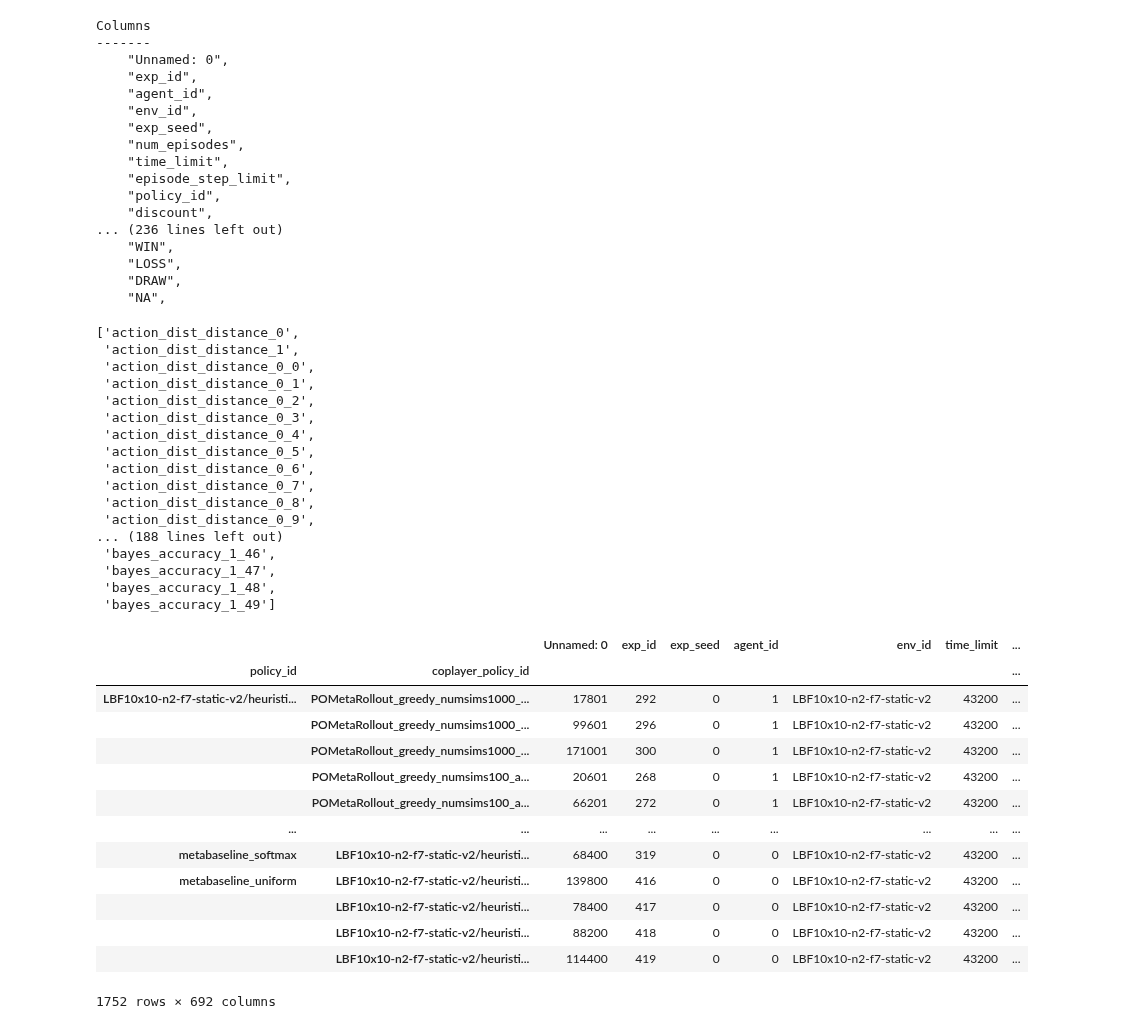
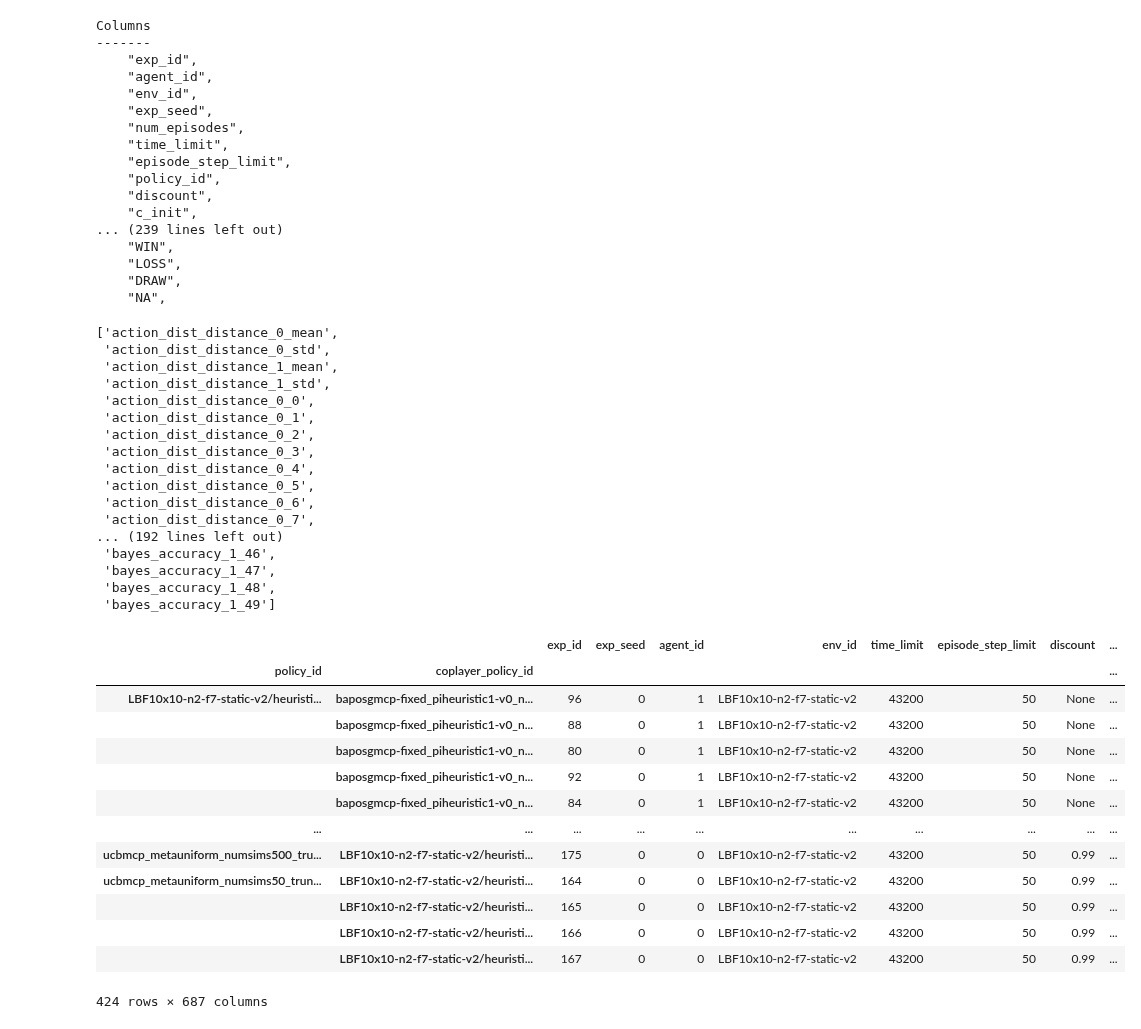
Before and after one commit to Jjschwartz/potmmcp, a Jupyter notebook: experiments/episode_results_compiling.ipynb, the cells around one changed output. Saved outputs shown, nothing was run; the diff lists cells and outputs as text; code cells hidden in the pictures.

Commit message:
updated results aggregation scripts

```diff
--- a/experiments/episode_results_compiling.ipynb
+++ b/experiments/episode_results_compiling.ipynb
@@ -7,7 +7,7 @@ import pandas as pd
 
 import baposgmcp.plot as plot_utils
 
-results_dir = "/home/jonathon/baposgmcp_results/LBF10x10-n2-f7-static-v2/heuristic_exp_v2_small"
+results_dir = "/home/jonathon/baposgmcp_results/LBF10x10-n2-f7-static-v2/"
 # input file
 results_file_name = "compiled_episode_results.csv"
 results_file_path = osp.join(results_dir, results_file_name)
@@ -53,7 +53,6 @@ for c in ep_df.columns:
 # %% [output]
 Columns
 -------
-    "Unnamed: 0",
     "exp_id",
     "agent_id",
     "env_id",
@@ -63,7 +62,8 @@ Columns
     "episode_step_limit",
     "policy_id",
     "discount",
-... (236 lines left out)
+    "c_init",
+... (239 lines left out)
     "WIN",
     "LOSS",
     "DRAW",
@@ -81,14 +81,15 @@ constants = [
     "action_selection",
     "dirichlet_alpha",
     "root_exploration_fraction",
+    'reinvigorator',
     "known_bounds",
     "extra_particles_prop",
     "step_limit",
     "epsilon",
-    "belief_size",
-    "other_policy_dist",
     "meta_policy_dict",
     "num_sims",
+    "num_episodes",
+    "policy_prior_map",
     "fixed_policy_id"
 ]
 replaced = [
@@ -103,13 +104,10 @@ replaced = [
 ]
 # take first value in grouped df
 first_keys = [
-    "Unnamed: 0",
     "exp_id",
     "exp_seed",
 ]
 
-# add to constant agg keys
-constants.append("num_episodes")
 # add outcomes to sum keys
 sum_keys = outcome_col_names
 
@@ -133,8 +131,10 @@ assigned_keys = set(group_keys + constants + replaced + first_keys + sum_keys +
 belief_stat_keys = [c for c in ep_df if c not in assigned_keys]
 belief_stat_keys
 # %% [output]
-['action_dist_distance_0',
- 'action_dist_distance_1',
+['action_dist_distance_0_mean',
+ 'action_dist_distance_0_std',
+ 'action_dist_distance_1_mean',
+ 'action_dist_distance_1_std',
  'action_dist_distance_0_0',
  'action_dist_distance_0_1',
  'action_dist_distance_0_2',
@@ -143,9 +143,7 @@ belief_stat_keys
  'action_dist_distance_0_5',
  'action_dist_distance_0_6',
  'action_dist_distance_0_7',
- 'action_dist_distance_0_8',
- 'action_dist_distance_0_9',
-... (188 lines left out)
+... (192 lines left out)
  'bayes_accuracy_1_46',
  'bayes_accuracy_1_47',
  'bayes_accuracy_1_48',
@@ -153,47 +151,52 @@ belief_stat_keys
 # %%
 # group by and then aggregate
 gb = ep_df.groupby(group_keys)
 
 agg_dict = {}
 for k in first_keys:
     agg_dict[k] = pd.NamedAgg(column=k, aggfunc="min")
 
 for k in constants:
     agg_dict[k] = pd.NamedAgg(column=k, aggfunc="first")
 
 for k in sum_keys:
     agg_dict[f"num_{k}"] = pd.NamedAgg(column=k, aggfunc="sum")
 
 for k in mean_keys:
     agg_dict[f"{k}_mean"] = pd.NamedAgg(column=k, aggfunc="mean")
     agg_dict[f"{k}_std"] = pd.NamedAgg(column=k, aggfunc="std")
     agg_dict[f"{k}_min"] = pd.NamedAgg(column=k, aggfunc="min")
     agg_dict[f"{k}_max"] = pd.NamedAgg(column=k, aggfunc="max")
 
 for k in belief_stat_keys:
-    agg_dict[f"{k}_mean"] = pd.NamedAgg(column=k, aggfunc="mean")
-    agg_dict[f"{k}_std"] = pd.NamedAgg(column=k, aggfunc="std")
-    # get count of non nan values since this varies for belief stats based on step number
-    agg_dict[f"{k}_n"] = pd.NamedAgg(column=k, aggfunc="count")
+    if k.endswith("_mean"):
+        agg_dict[f"{k}"] = pd.NamedAgg(column=k, aggfunc="mean")
+    elif k.endswith("_std"):
+        agg_dict[f"{k}"] = pd.NamedAgg(column=k, aggfunc="std")
+    else:
+        agg_dict[f"{k}_mean"] = pd.NamedAgg(column=k, aggfunc="mean")
+        agg_dict[f"{k}_std"] = pd.NamedAgg(column=k, aggfunc="std")
+        # get count of non nan values since this varies for belief stats based on step number
+        agg_dict[f"{k}_n"] = pd.NamedAgg(column=k, aggfunc="count")
 
 
 gb_agg = gb.agg(**agg_dict)
 gb_agg
 # %% [output]
-|  |  | Unnamed: 0 | exp_id | exp_seed | agent_id | env_id | time_limit | ... |
-| policy_id | coplayer_policy_id |  |  |  |  |  |  | ... |
-| LBF10x10-n2-f7-static-v2/heuristi... | POMetaRollout_greedy_numsims1000_... | 17801 | 292 | 0 | 1 | LBF10x10-n2-f7-static-v2 | 43200 | ... |
-|  | POMetaRollout_greedy_numsims1000_... | 99601 | 296 | 0 | 1 | LBF10x10-n2-f7-static-v2 | 43200 | ... |
-|  | POMetaRollout_greedy_numsims1000_... | 171001 | 300 | 0 | 1 | LBF10x10-n2-f7-static-v2 | 43200 | ... |
-|  | POMetaRollout_greedy_numsims100_a... | 20601 | 268 | 0 | 1 | LBF10x10-n2-f7-static-v2 | 43200 | ... |
-|  | POMetaRollout_greedy_numsims100_a... | 66201 | 272 | 0 | 1 | LBF10x10-n2-f7-static-v2 | 43200 | ... |
-| ... | ... | ... | ... | ... | ... | ... | ... | ... |
-| metabaseline_softmax | LBF10x10-n2-f7-static-v2/heuristi... | 68400 | 319 | 0 | 0 | LBF10x10-n2-f7-static-v2 | 43200 | ... |
-| metabaseline_uniform | LBF10x10-n2-f7-static-v2/heuristi... | 139800 | 416 | 0 | 0 | LBF10x10-n2-f7-static-v2 | 43200 | ... |
-|  | LBF10x10-n2-f7-static-v2/heuristi... | 78400 | 417 | 0 | 0 | LBF10x10-n2-f7-static-v2 | 43200 | ... |
-|  | LBF10x10-n2-f7-static-v2/heuristi... | 88200 | 418 | 0 | 0 | LBF10x10-n2-f7-static-v2 | 43200 | ... |
-|  | LBF10x10-n2-f7-static-v2/heuristi... | 114400 | 419 | 0 | 0 | LBF10x10-n2-f7-static-v2 | 43200 | ... |
+|  |  | exp_id | exp_seed | agent_id | env_id | time_limit | episode_step_limit | discount | ... |
+| policy_id | coplayer_policy_id |  |  |  |  |  |  |  | ... |
+| LBF10x10-n2-f7-static-v2/heuristi... | baposgmcp-fixed_piheuristic1-v0_n... | 96 | 0 | 1 | LBF10x10-n2-f7-static-v2 | 43200 | 50 | None | ... |
+|  | baposgmcp-fixed_piheuristic1-v0_n... | 88 | 0 | 1 | LBF10x10-n2-f7-static-v2 | 43200 | 50 | None | ... |
+|  | baposgmcp-fixed_piheuristic1-v0_n... | 80 | 0 | 1 | LBF10x10-n2-f7-static-v2 | 43200 | 50 | None | ... |
+|  | baposgmcp-fixed_piheuristic1-v0_n... | 92 | 0 | 1 | LBF10x10-n2-f7-static-v2 | 43200 | 50 | None | ... |
+|  | baposgmcp-fixed_piheuristic1-v0_n... | 84 | 0 | 1 | LBF10x10-n2-f7-static-v2 | 43200 | 50 | None | ... |
+| ... | ... | ... | ... | ... | ... | ... | ... | ... | ... |
+| ucbmcp_metauniform_numsims500_tru... | LBF10x10-n2-f7-static-v2/heuristi... | 175 | 0 | 0 | LBF10x10-n2-f7-static-v2 | 43200 | 50 | 0.99 | ... |
+| ucbmcp_metauniform_numsims50_trun... | LBF10x10-n2-f7-static-v2/heuristi... | 164 | 0 | 0 | LBF10x10-n2-f7-static-v2 | 43200 | 50 | 0.99 | ... |
+|  | LBF10x10-n2-f7-static-v2/heuristi... | 165 | 0 | 0 | LBF10x10-n2-f7-static-v2 | 43200 | 50 | 0.99 | ... |
+|  | LBF10x10-n2-f7-static-v2/heuristi... | 166 | 0 | 0 | LBF10x10-n2-f7-static-v2 | 43200 | 50 | 0.99 | ... |
+|  | LBF10x10-n2-f7-static-v2/heuristi... | 167 | 0 | 0 | LBF10x10-n2-f7-static-v2 | 43200 | 50 | 0.99 | ... |
-1752 rows × 692 columns
+424 rows × 687 columns
 # %%
 compiled_df = gb_agg.reset_index()
 compiled_df.to_csv(compiled_results_file_path)
```
Also changed, not shown: 5 other files.
